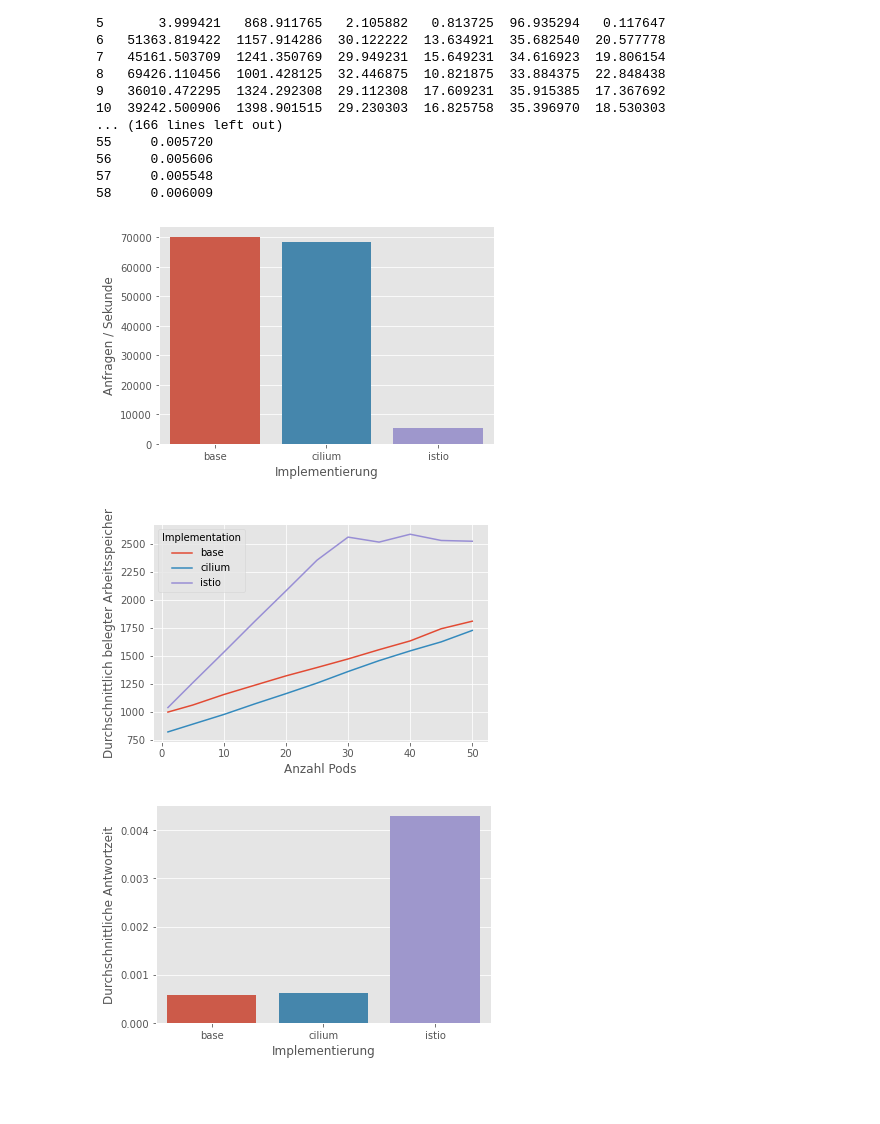
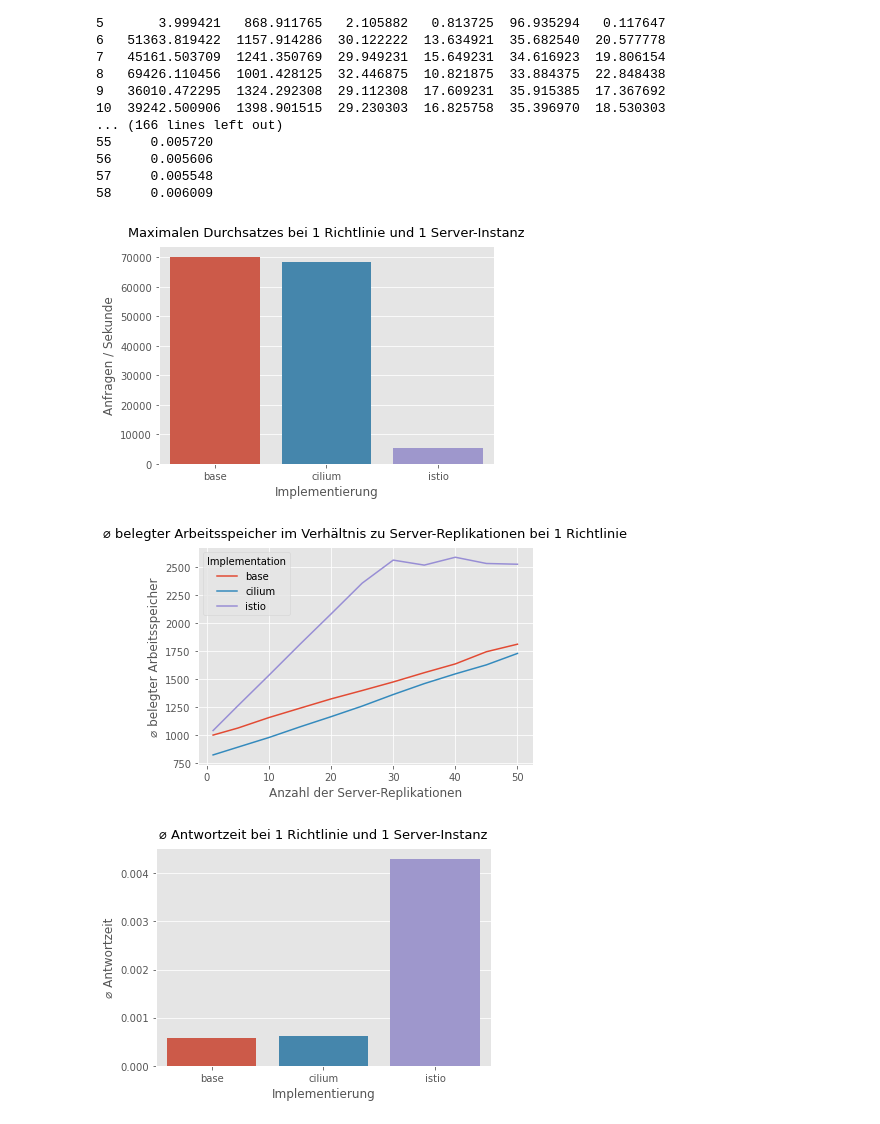
Before and after one commit to codafuerte/netzwerkrichtlinien-messungen, a Jupyter notebook: evaluation/Evaluation.ipynb, the cells around one changed output. Cells and saved outputs as stored; diff of their text form; code cells hidden in the pictures; blank space fills up the shorter version.

Commit message:
add titles to graphs

```diff
--- a/evaluation/Evaluation.ipynb
+++ b/evaluation/Evaluation.ipynb
@@ -78,27 +78,30 @@ print(data)
 # %%
 frame = data[(data.Scenario == 'durchsatz')]
 sns.barplot(data=frame, x='Implementation', y='ActualQPS')
+plt.title("Maximaler Durchsatzes bei 1 Richtlinie und 1 Server-Instanz", fontsize=13, pad=10.0)
 plt.ylabel('Anfragen / Sekunde')
 plt.xlabel('Implementierung')
 plt.show()
 # %% [output]
-[figure, old version]
+[figure, new version]
 # %%
 frame = data[(data.Scenario == 'pod-skalierbarkeit')]
 sns.lineplot(data=frame,x='NumPods', y='AvgUsedMem', hue='Implementation')
-plt.ylabel('Durchschnittlich belegter Arbeitsspeicher')
-plt.xlabel('Anzahl Pods')
+plt.title("⌀ belegter Arbeitsspeicher im Verhältnis zu Server-Replikationen bei 1 Richtlinie", fontsize=13, pad=10.0)
+plt.ylabel('⌀ belegter Arbeitsspeicher')
+plt.xlabel('Anzahl der Server-Replikationen')
 plt.show()
 # %% [output]
-[figure, old version]
+[figure, new version]
 # %%
 frame = data[(data.Scenario == 'latenz')]
 sns.barplot(data=frame, x='Implementation', y='AvgDuration')
-plt.ylabel('Durchschnittliche Antwortzeit')
+plt.title("⌀ Antwortzeit bei 1 Richtlinie und 1 Server-Instanz", fontsize=13, pad=10.0)
+plt.ylabel('⌀ Antwortzeit')
 plt.xlabel('Implementierung')
 plt.show()
 # %% [output]
-[figure, old version]
+[figure, new version]
 # %%
 frame = data[(data.Scenario == 'pod-skalierbarkeit')]
 sns.lineplot(data=frame, x='NumPods', y='ActualQPS', hue='Implementation')
```
Also changed, not shown: parts of 2 cells of this notebook.
